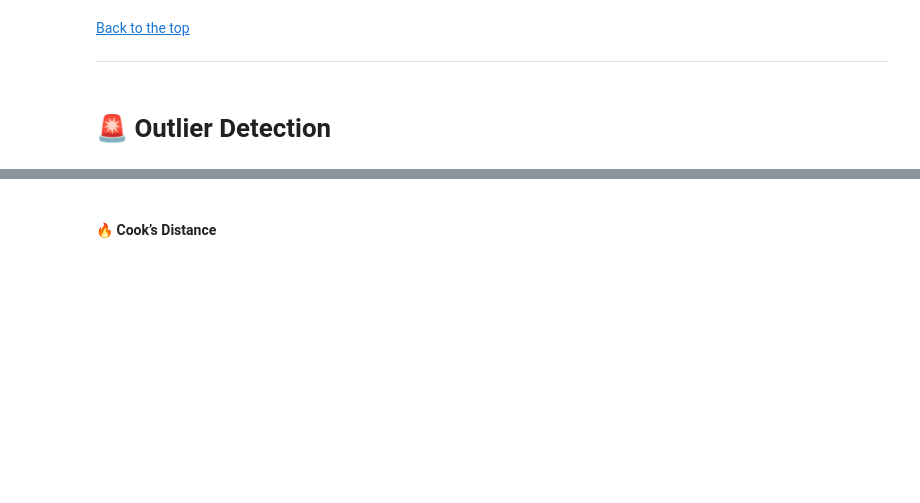
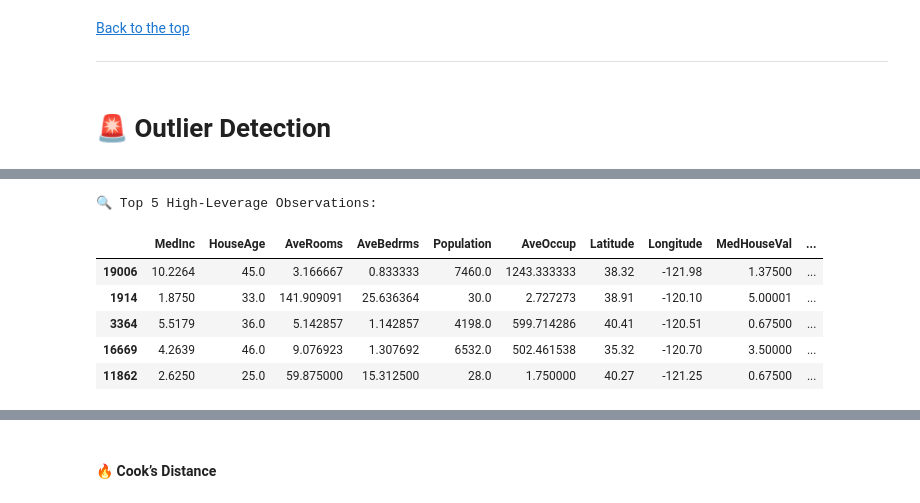
Before and after one commit to ashrithssreddy/ml-toolkit, a Jupyter notebook: Supervised_Learning/regression.ipynb, the cells around one changed output, grey strips where cells are left out. Drawn from its saved outputs; the diff is of its cells as text; code cells hidden in the pictures; blank space fills up the shorter version.

```diff
--- a/Supervised_Learning/regression.ipynb
+++ b/Supervised_Learning/regression.ipynb
@@ -321,0 +448,20 @@ ___
+# %%
+# Show top N leverage observations with full feature + target + leverage score
+top_n = 5
+top_idx = np.argsort(leverage)[-top_n:][::-1]
+
+# Build DataFrame
+high_leverage_df = X_train.iloc[top_idx].copy()
+high_leverage_df[y_train.name] = y_train.iloc[top_idx].values
+high_leverage_df["Leverage"] = leverage[top_idx]
+
+print(f"🔍 Top {top_n} High-Leverage Observations:")
+display(high_leverage_df)
+# %% [output]
+🔍 Top 5 High-Leverage Observations:
+|  | MedInc | HouseAge | AveRooms | AveBedrms | Population | AveOccup | Latitude | Longitude | MedHouseVal | ... |
+| 19006 | 10.2264 | 45.0 | 3.166667 | 0.833333 | 7460.0 | 1243.333333 | 38.32 | -121.98 | 1.37500 | ... |
+| 1914 | 1.8750 | 33.0 | 141.909091 | 25.636364 | 30.0 | 2.727273 | 38.91 | -120.10 | 5.00001 | ... |
+| 3364 | 5.5179 | 36.0 | 5.142857 | 1.142857 | 4198.0 | 599.714286 | 40.41 | -120.51 | 0.67500 | ... |
+| 16669 | 4.2639 | 46.0 | 9.076923 | 1.307692 | 6532.0 | 502.461538 | 35.32 | -120.70 | 3.50000 | ... |
+| 11862 | 2.6250 | 25.0 | 59.875000 | 15.312500 | 28.0 | 1.750000 | 40.27 | -121.25 | 0.67500 | ... |
```
Also changed, not shown: parts of 22 cells of this notebook.
